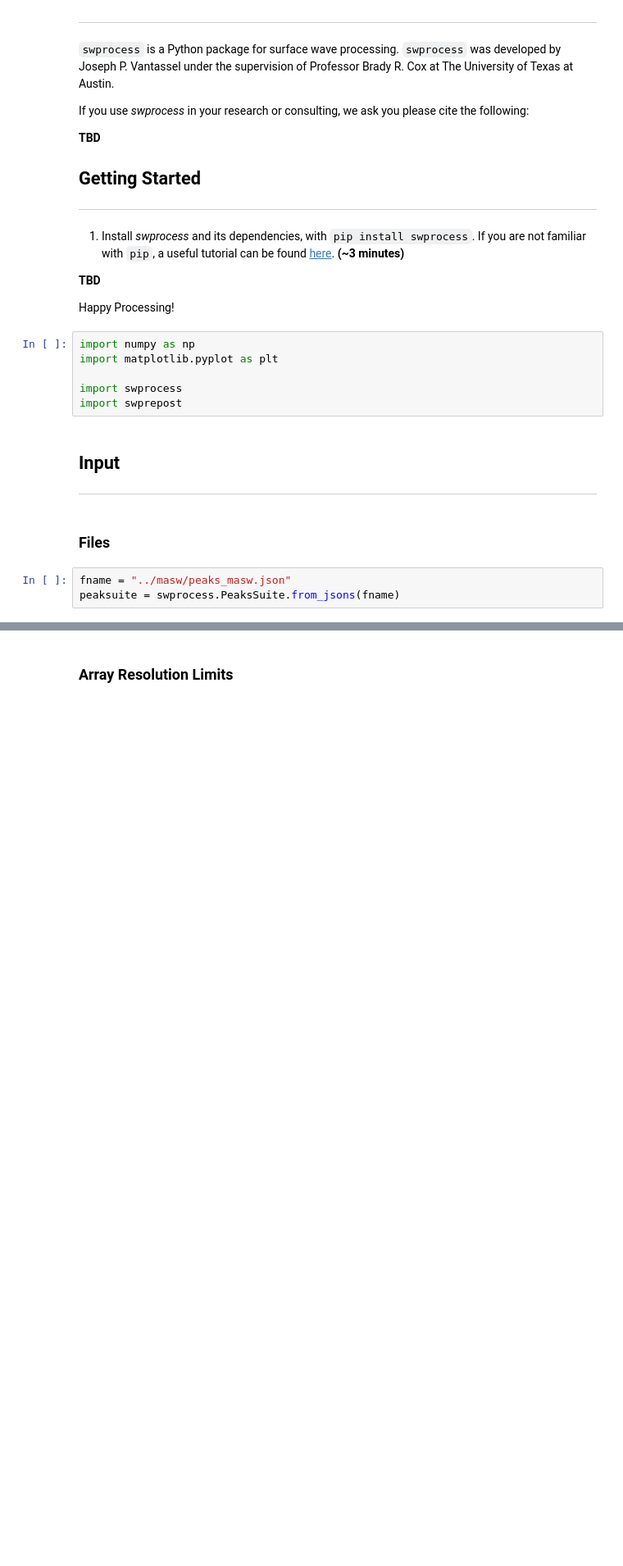
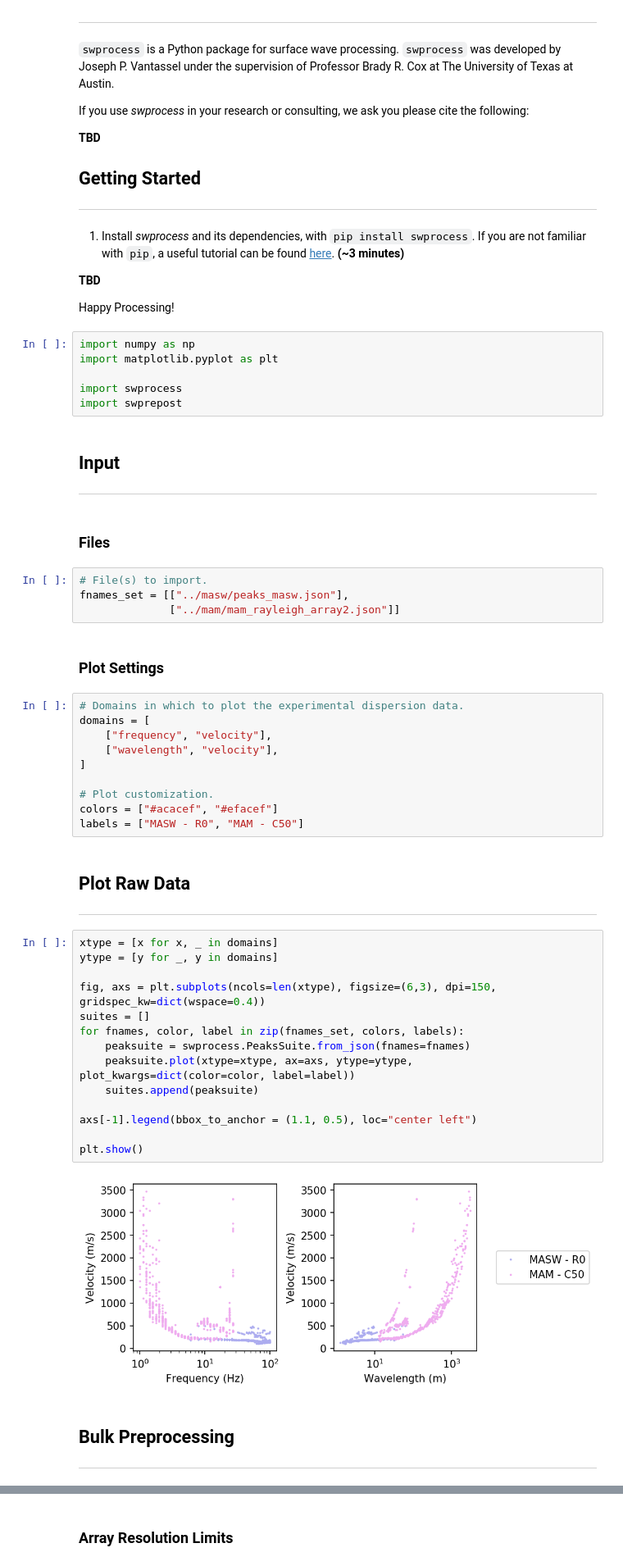
Before and after one commit to jpvantassel/swprocess, a Jupyter notebook: examples/stats/stats.ipynb, the cells around one changed output, grey strips where cells are left out. Shown at 82% size. Saved outputs shown, nothing was run; the diff lists cells and outputs as text; blank space fills up the shorter version.

```diff
--- a/examples/stats/stats.ipynb
+++ b/examples/stats/stats.ipynb
@@ -73,7 +73,42 @@ import swprepost
 ---
 # %% [markdown]
 ### Files
-# %%
-fname = "../masw/peaks_masw.json"
-peaksuite = swprocess.PeaksSuite.from_jsons(fname)
+# %%
+# File(s) to import.
+fnames_set = [["../masw/peaks_masw.json"],
+              ["../mam/mam_rayleigh_array2.json"]]
+# %% [markdown]
+### Plot Settings
+# %%
+# Domains in which to plot the experimental dispersion data.
+domains = [
+    ["frequency", "velocity"],
+    ["wavelength", "velocity"],
+]
+
+# Plot customization.
+colors = ["#acacef", "#efacef"]
+labels = ["MASW - R0", "MAM - C50"]
+# %% [markdown]
+## Plot Raw Data
+---
+# %%
+xtype = [x for x, _ in domains]
+ytype = [y for _, y in domains]
+
+fig, axs = plt.subplots(ncols=len(xtype), figsize=(6,3), dpi=150, gridspec_kw=dict(wspace=0.4))
+suites = []
+for fnames, color, label in zip(fnames_set, colors, labels):
+    peaksuite = swprocess.PeaksSuite.from_json(fnames=fnames)
+    peaksuite.plot(xtype=xtype, ax=axs, ytype=ytype, plot_kwargs=dict(color=color, label=label))
+    suites.append(peaksuite)
+
+axs[-1].legend(bbox_to_anchor = (1.1, 0.5), loc="center left")
+
+plt.show()
+# %% [output]
+[figure, added]
+# %% [markdown]
+## Bulk Preprocessing
+---
 # %% [markdown]
```
Also changed, not shown: parts of 15 cells of this notebook, 3 other files.
